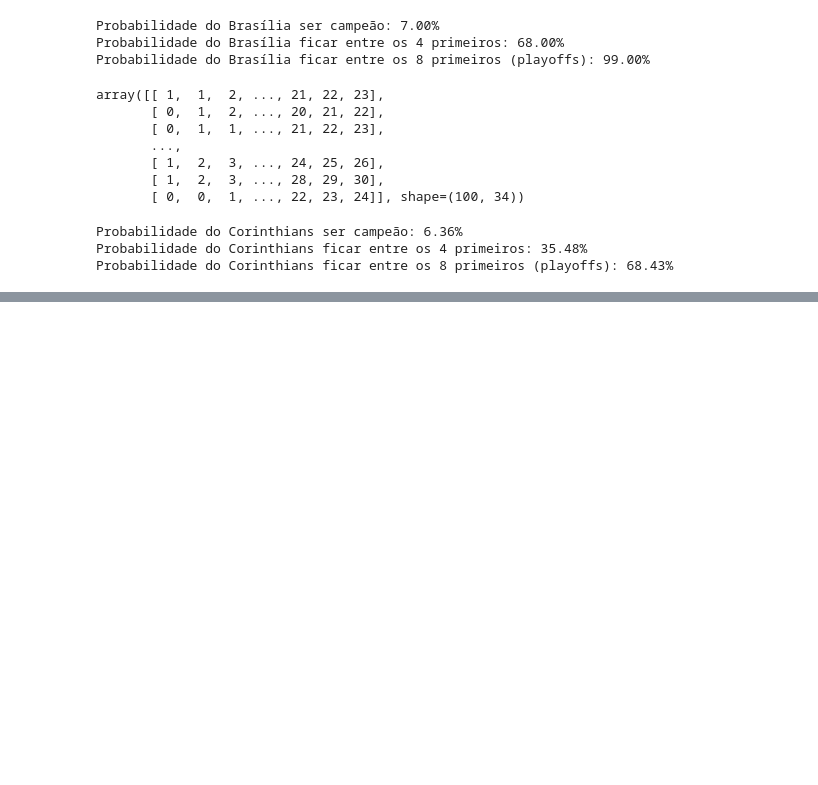
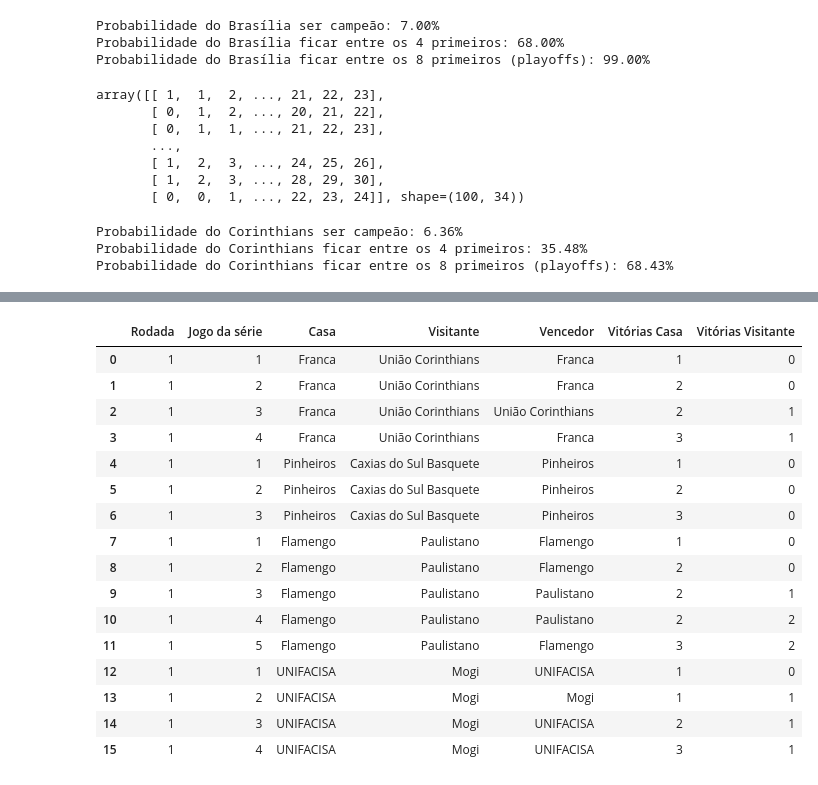
Before and after one commit to lucasdga1/Algoritmo-de-previsao-de-percentual-de-vitorias, a Jupyter notebook: notebooks/simulacao_torneio.ipynb, the cells around one changed output, grey strips where cells are left out. Drawn from its saved outputs; the diff is of its cells as text; code cells hidden in the pictures; blank space fills up the shorter version.

```diff
--- a/notebooks/simulacao_torneio.ipynb
+++ b/notebooks/simulacao_torneio.ipynb
@@ -496,0 +696,4 @@ Probabilidade do Corinthians ficar entre os 8 primeiros (playoffs): 68.43%
+# %%
+df_times_4as = df_times_4as.sort_values("Posição").reset_index(drop=True)
+
+df_times_4as
@@ -496,0 +776,27 @@ Probabilidade do Corinthians ficar entre os 8 primeiros (playoffs): 68.43%
+# %%
+playoff_resultados_4as, playoff_class_semi = playoffs_4as(df_times_4as)
+
+playoff_resultados_4as_df = pd.DataFrame(playoff_resultados_4as)
+playoff_class_semi_df = pd.DataFrame(playoff_class_semi)
+
+playoff_class_semi_df = playoff_class_semi_df.sort_values("Posição").reset_index(drop=True)
+
+playoff_resultados_4as_df
+# %% [output]
+|  | Rodada | Jogo da série | Casa | Visitante | Vencedor | Vitórias Casa | Vitórias Visitante |
+| 0 | 1 | 1 | Franca | União Corinthians | Franca | 1 | 0 |
+| 1 | 1 | 2 | Franca | União Corinthians | Franca | 2 | 0 |
+| 2 | 1 | 3 | Franca | União Corinthians | União Corinthians | 2 | 1 |
+| 3 | 1 | 4 | Franca | União Corinthians | Franca | 3 | 1 |
+| 4 | 1 | 1 | Pinheiros | Caxias do Sul Basquete | Pinheiros | 1 | 0 |
+| 5 | 1 | 2 | Pinheiros | Caxias do Sul Basquete | Pinheiros | 2 | 0 |
+| 6 | 1 | 3 | Pinheiros | Caxias do Sul Basquete | Pinheiros | 3 | 0 |
+| 7 | 1 | 1 | Flamengo | Paulistano | Flamengo | 1 | 0 |
+| 8 | 1 | 2 | Flamengo | Paulistano | Flamengo | 2 | 0 |
+| 9 | 1 | 3 | Flamengo | Paulistano | Paulistano | 2 | 1 |
+| 10 | 1 | 4 | Flamengo | Paulistano | Paulistano | 2 | 2 |
+| 11 | 1 | 5 | Flamengo | Paulistano | Flamengo | 3 | 2 |
+| 12 | 1 | 1 | UNIFACISA | Mogi | UNIFACISA | 1 | 0 |
+| 13 | 1 | 2 | UNIFACISA | Mogi | Mogi | 1 | 1 |
+| 14 | 1 | 3 | UNIFACISA | Mogi | UNIFACISA | 2 | 1 |
+| 15 | 1 | 4 | UNIFACISA | Mogi | UNIFACISA | 3 | 1 |
```
Also changed, not shown: parts of 17 cells of this notebook, 1 other file.
